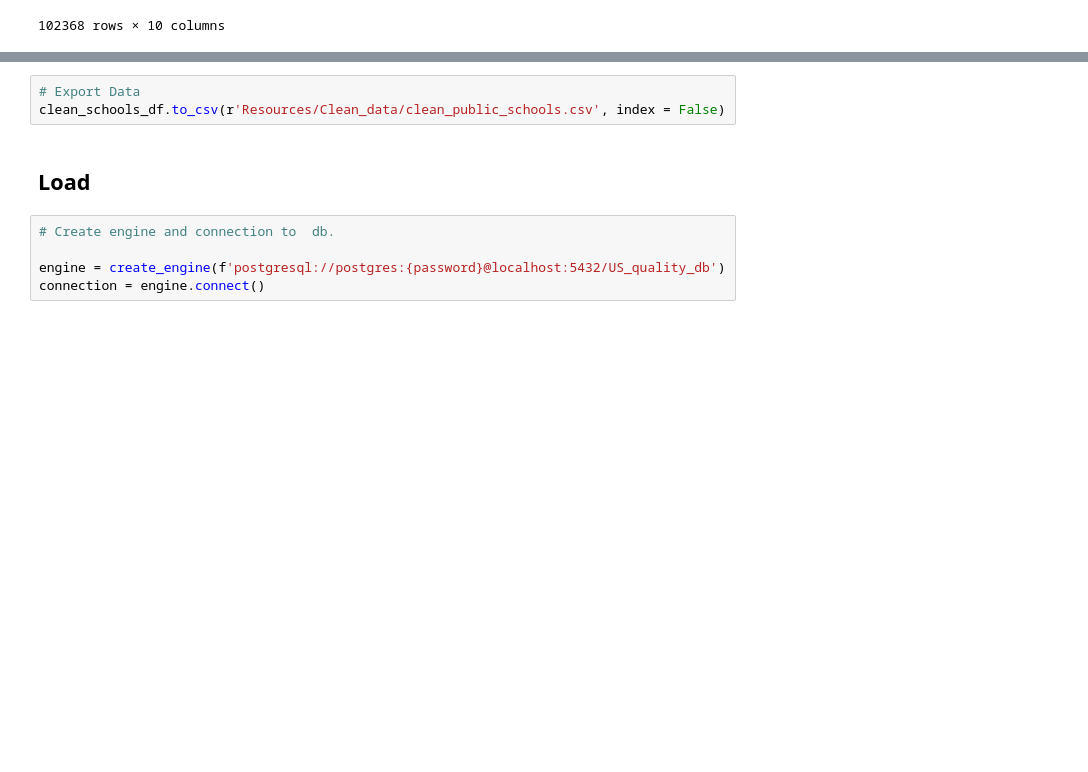
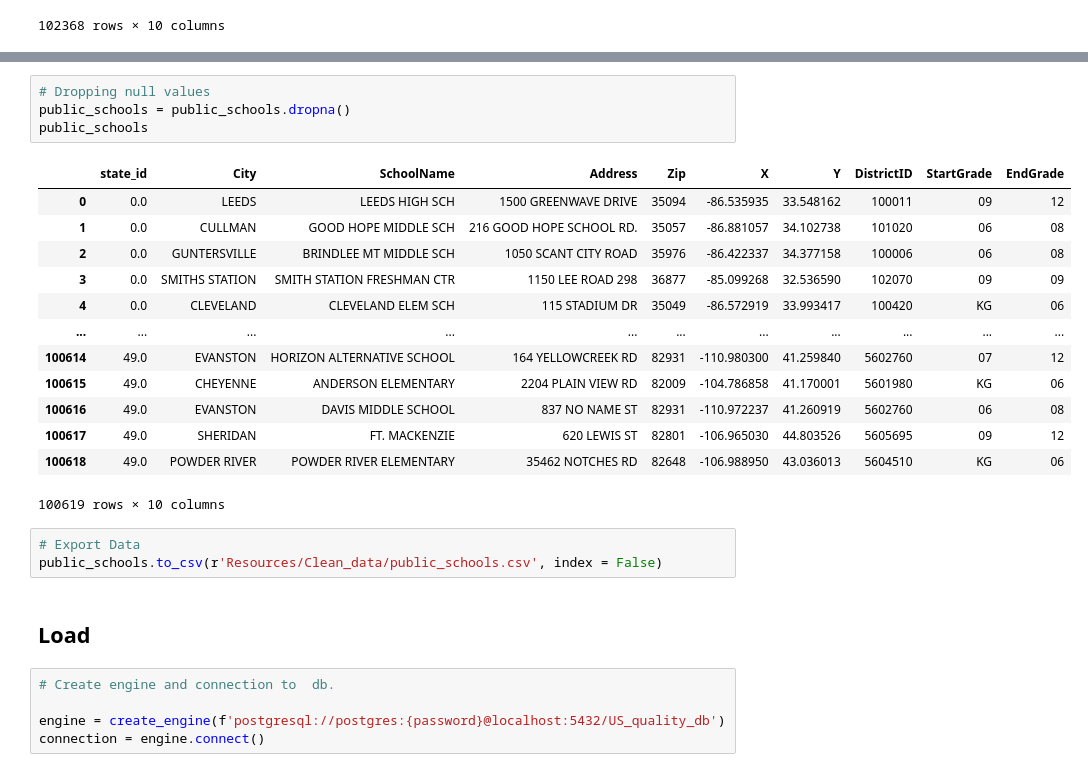
Before and after one commit to rwashington1159/ETL-US_Quality_of_live_by_State_Database, a Jupyter notebook: Jessica_Notebook.ipynb, the cells around one changed output, grey strips where cells are left out. Saved outputs shown, nothing was run; the diff lists cells and outputs as text; blank space fills up the shorter version.

```diff
--- a/Jessica_Notebook.ipynb
+++ b/Jessica_Notebook.ipynb
@@ -120,6 +210,24 @@ clean_schools_df.head()
+# %%
+# Dropping null values
+public_schools = public_schools.dropna()
+public_schools
+# %% [output]
+|  | state_id | City | SchoolName | Address | Zip | X | Y | DistrictID | StartGrade | EndGrade |
+| 0 | 0.0 | LEEDS | LEEDS HIGH SCH | 1500 GREENWAVE DRIVE | 35094 | -86.535935 | 33.548162 | 100011 | 09 | 12 |
+| 1 | 0.0 | CULLMAN | GOOD HOPE MIDDLE SCH | 216 GOOD HOPE SCHOOL RD. | 35057 | -86.881057 | 34.102738 | 101020 | 06 | 08 |
+| 2 | 0.0 | GUNTERSVILLE | BRINDLEE MT MIDDLE SCH | 1050 SCANT CITY ROAD | 35976 | -86.422337 | 34.377158 | 100006 | 06 | 08 |
+| 3 | 0.0 | SMITHS STATION | SMITH STATION FRESHMAN CTR | 1150 LEE ROAD 298 | 36877 | -85.099268 | 32.536590 | 102070 | 09 | 09 |
+| 4 | 0.0 | CLEVELAND | CLEVELAND ELEM SCH | 115 STADIUM DR | 35049 | -86.572919 | 33.993417 | 100420 | KG | 06 |
+| ... | ... | ... | ... | ... | ... | ... | ... | ... | ... | ... |
+| 100614 | 49.0 | EVANSTON | HORIZON ALTERNATIVE SCHOOL | 164 YELLOWCREEK RD | 82931 | -110.980300 | 41.259840 | 5602760 | 07 | 12 |
+| 100615 | 49.0 | CHEYENNE | ANDERSON ELEMENTARY | 2204 PLAIN VIEW RD | 82009 | -104.786858 | 41.170001 | 5601980 | KG | 06 |
+| 100616 | 49.0 | EVANSTON | DAVIS MIDDLE SCHOOL | 837 NO NAME ST | 82931 | -110.972237 | 41.260919 | 5602760 | 06 | 08 |
+| 100617 | 49.0 | SHERIDAN | FT. MACKENZIE | 620 LEWIS ST | 82801 | -106.965030 | 44.803526 | 5605695 | 09 | 12 |
+| 100618 | 49.0 | POWDER RIVER | POWDER RIVER ELEMENTARY | 35462 NOTCHES RD | 82648 | -106.988950 | 43.036013 | 5604510 | KG | 06 |
+100619 rows × 10 columns
 # %%
 # Export Data
-clean_schools_df.to_csv(r'Resources/Clean_data/clean_public_schools.csv', index = False)
+public_schools.to_csv(r'Resources/Clean_data/public_schools.csv', index = False)
 # %% [markdown]
 ## Load
 # %%
```
Also changed, not shown: parts of 29 cells of this notebook, 4 other files.
